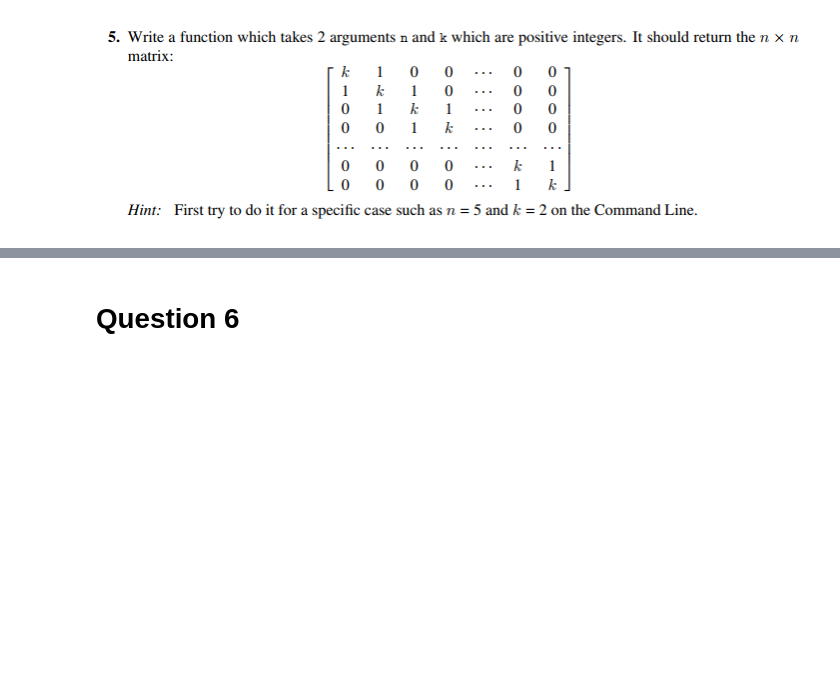
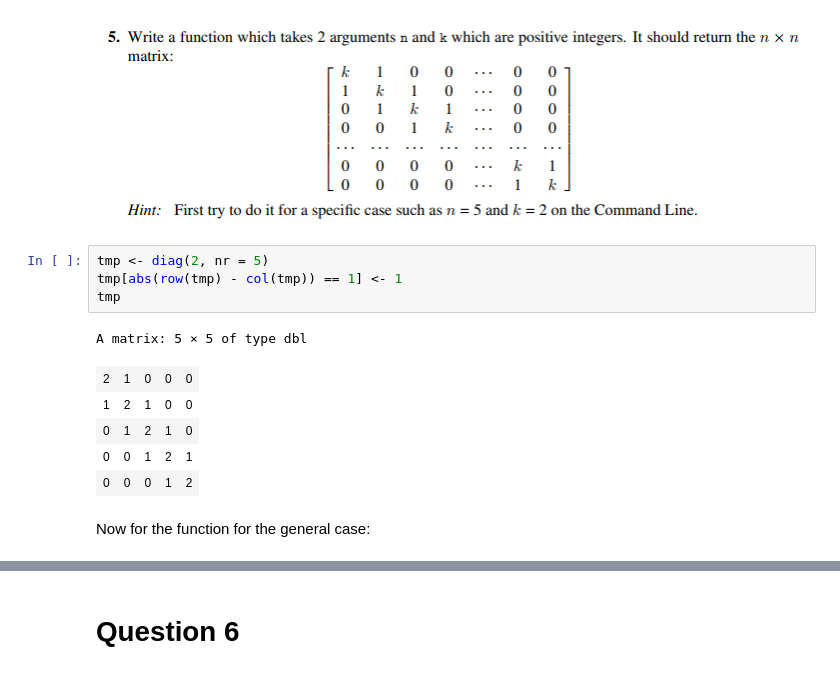
Before and after one commit to khanhtrinh2003/R-excercise, a Jupyter notebook: Ex3_Simple_functions.ipynb, the cells around one changed output, grey strips where cells are left out. Saved outputs shown, nothing was run; the diff lists cells and outputs as text; blank space fills up the shorter version.

```diff
--- a/Ex3_Simple_functions.ipynb
+++ b/Ex3_Simple_functions.ipynb
@@ -18,3 +66,16 @@
 # Question 5
 # %% [markdown]
 ![image.png](attachment:image.png)
+# %%
+tmp <- diag(2, nr = 5)
+tmp[abs(row(tmp) - col(tmp)) == 1] <- 1
+tmp
+# %% [output]
+A matrix: 5 × 5 of type dbl
+| 2 | 1 | 0 | 0 | 0 |
+| 1 | 2 | 1 | 0 | 0 |
+| 0 | 1 | 2 | 1 | 0 |
+| 0 | 0 | 1 | 2 | 1 |
+| 0 | 0 | 0 | 1 | 2 |
+# %% [markdown]
+Now for the function for the general case:
```
Also changed, not shown: parts of 19 cells of this notebook.
